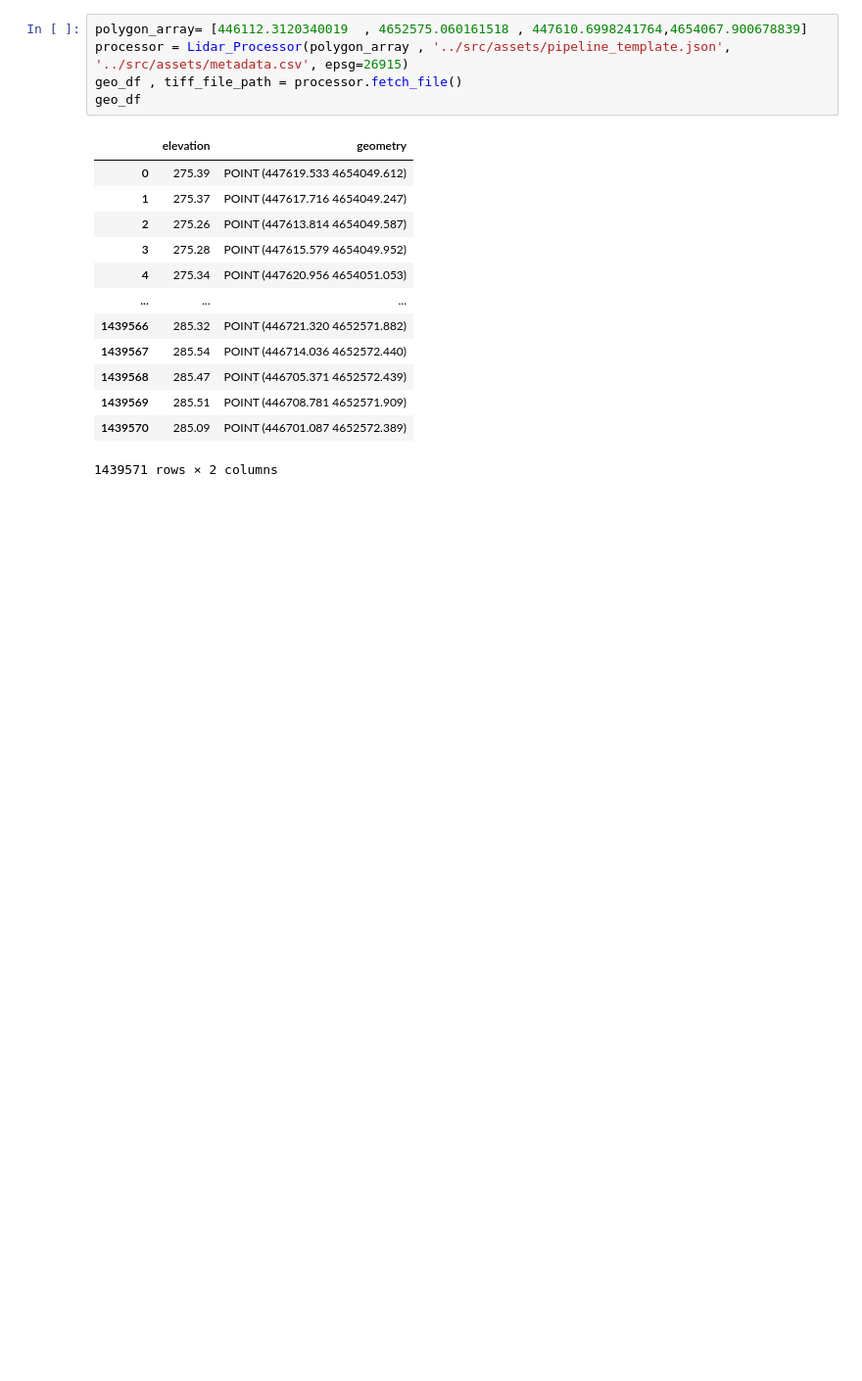
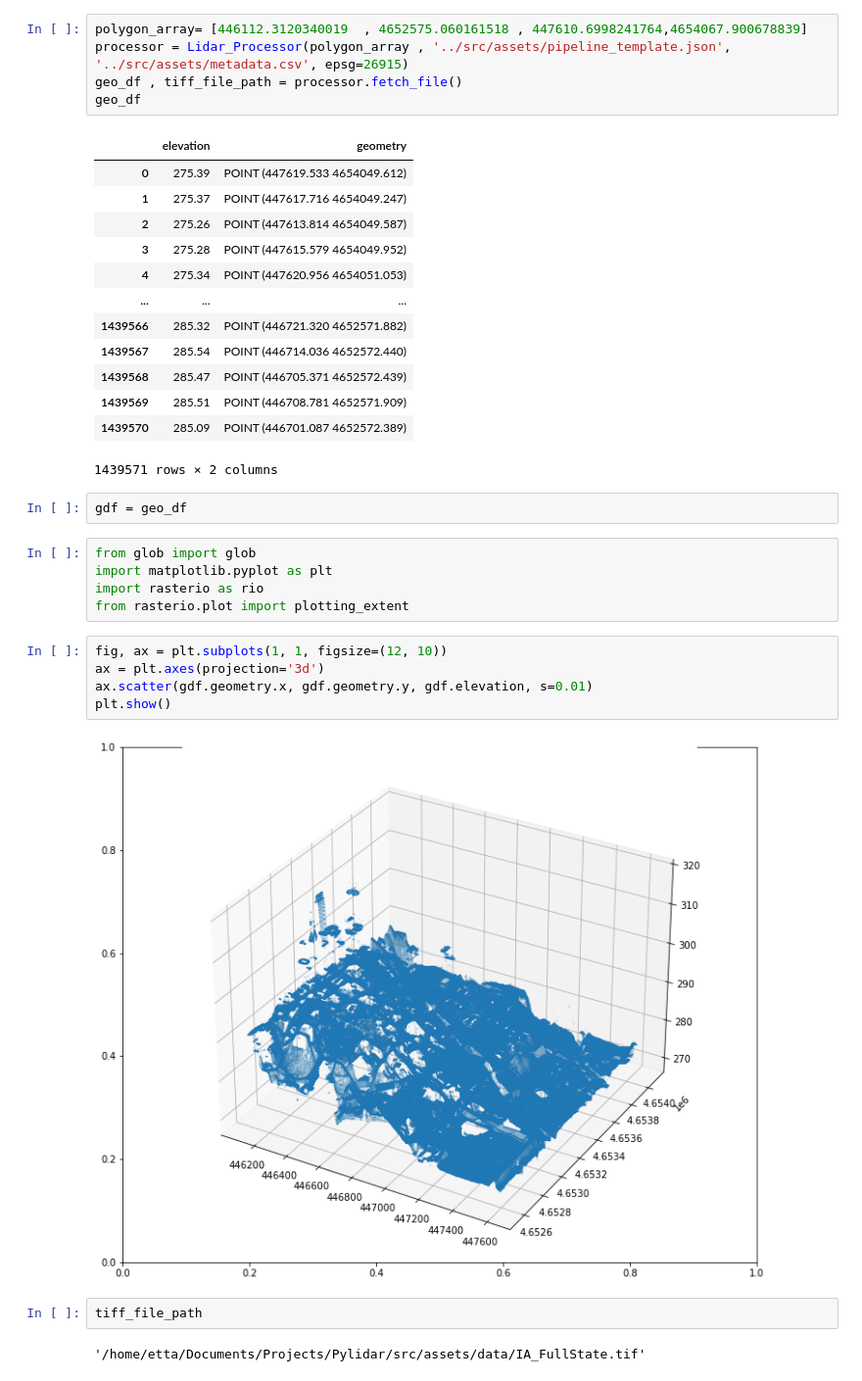
Before and after one commit to tesfayealex/Pylidar, a Jupyter notebook: docs/example.ipynb, the cells around one changed output. Shown at 98% size. Cells and saved outputs as stored; diff of their text form; blank space fills up the shorter version.

Commit message:
added some visualizing trials

```diff
--- a/docs/example.ipynb
+++ b/docs/example.ipynb
@@ -22,3 +22,21 @@ geo_df
 | 1439569 | 285.51 | POINT (446708.781 4652571.909) |
 | 1439570 | 285.09 | POINT (446701.087 4652572.389) |
 1439571 rows × 2 columns
+# %%
+gdf = geo_df
+# %%
+from glob import glob
+import matplotlib.pyplot as plt
+import rasterio as rio
+from rasterio.plot import plotting_extent
+# %%
+fig, ax = plt.subplots(1, 1, figsize=(12, 10))
+ax = plt.axes(projection='3d')
+ax.scatter(gdf.geometry.x, gdf.geometry.y, gdf.elevation, s=0.01)
+plt.show()
+# %% [output]
+[figure, added]
+# %%
+tiff_file_path
+# %% [output]
+'/home/etta/Documents/Projects/Pylidar/src/assets/data/IA_FullState.tif'
```
Also changed, not shown: parts of 5 cells of this notebook.
